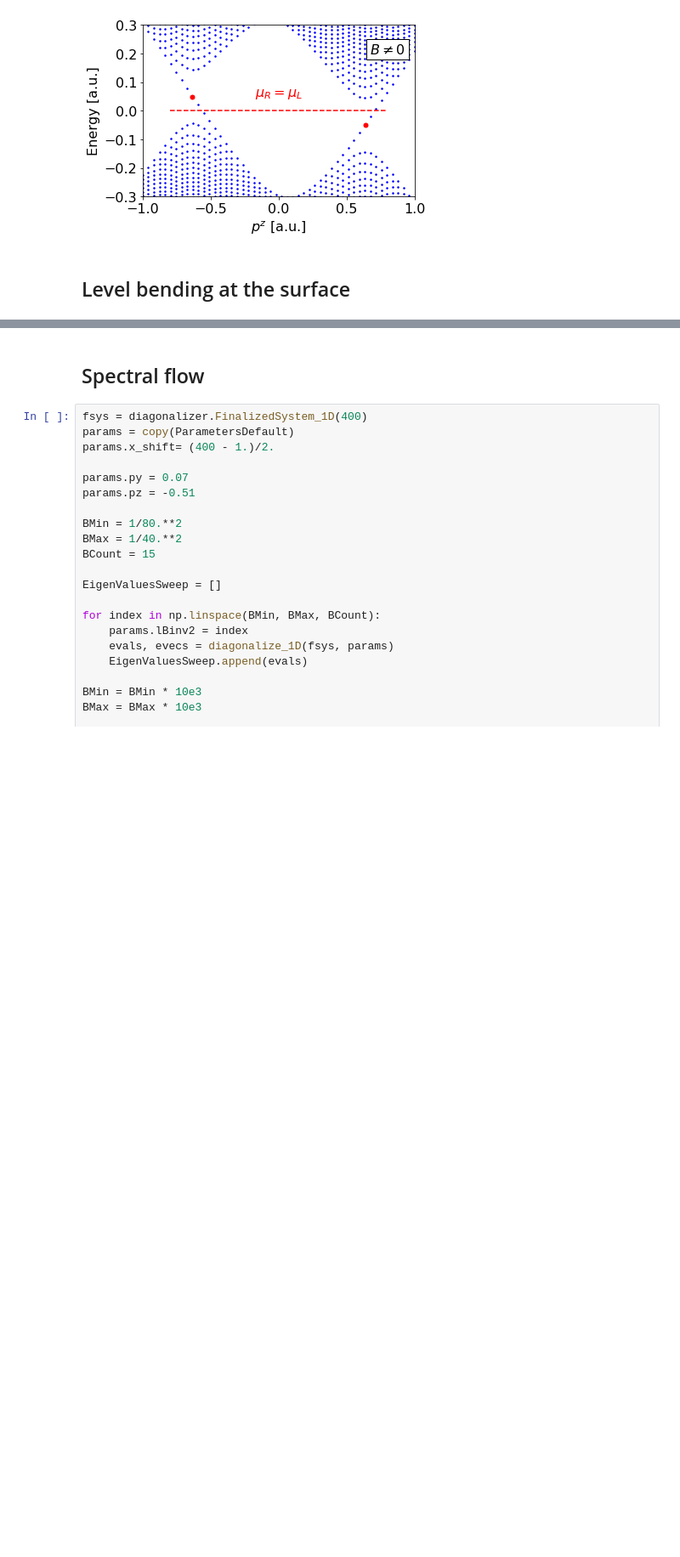
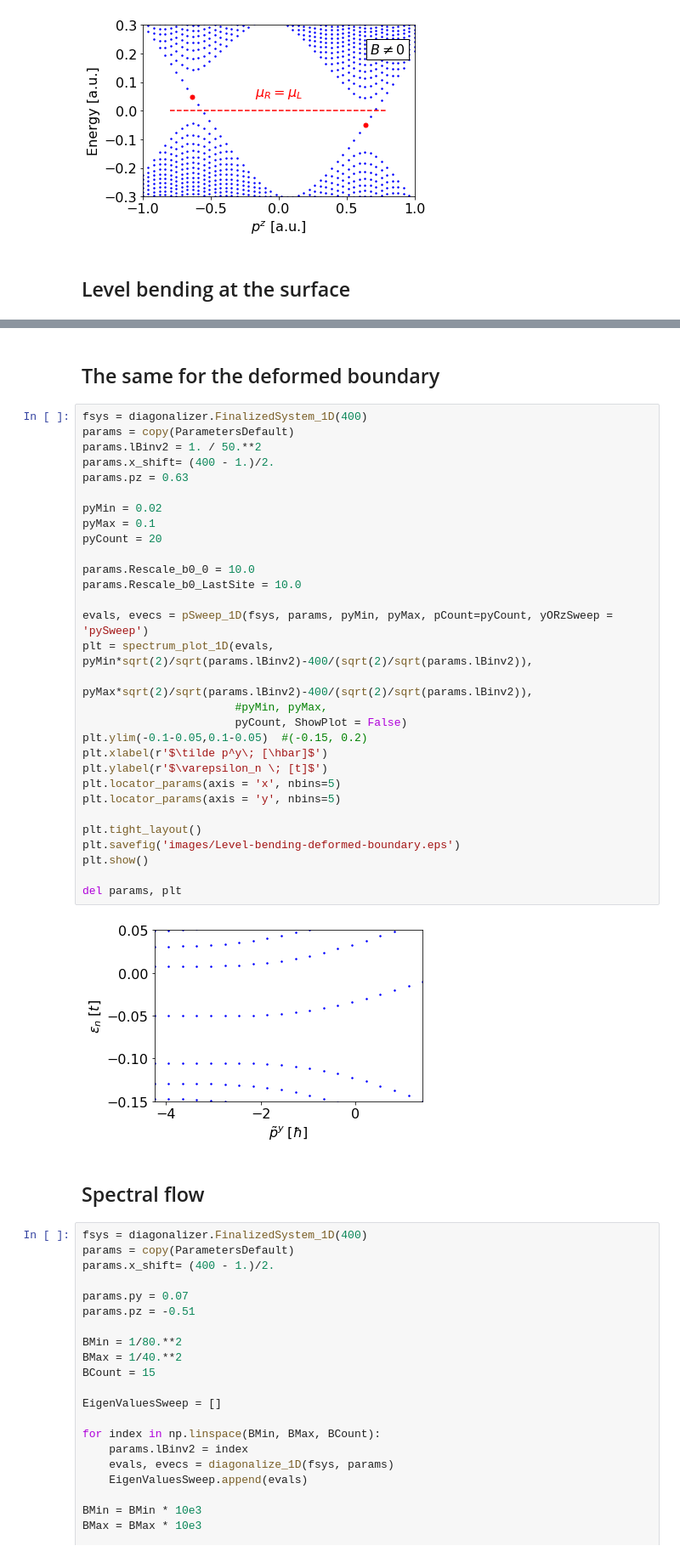
Before and after one commit to Artem-Ivashko/Vazifeh-Franz-magnetic-field, a Jupyter notebook: BBL-set-2.ipynb, the cells around one changed output, grey strips where cells are left out. Shown: that part at 85% size. Saved outputs shown, nothing was run; the diff lists cells and outputs as text; blank space fills up the shorter version.

```diff
--- a/BBL-set-2.ipynb
+++ b/BBL-set-2.ipynb
@@ -645,3 +689,37 @@ params.EnergyNode2
+# %% [markdown]
+## The same for the deformed boundary
+# %%
+fsys = diagonalizer.FinalizedSystem_1D(400)
+params = copy(ParametersDefault)
+params.lBinv2 = 1. / 50.**2
+params.x_shift= (400 - 1.)/2.
+params.pz = 0.63
+
+pyMin = 0.02
+pyMax = 0.1
+pyCount = 20
+
+params.Rescale_b0_0 = 10.0
+params.Rescale_b0_LastSite = 10.0
+
+evals, evecs = pSweep_1D(fsys, params, pyMin, pyMax, pCount=pyCount, yORzSweep = 'pySweep')
+plt = spectrum_plot_1D(evals, pyMin*sqrt(2)/sqrt(params.lBinv2)-400/(sqrt(2)/sqrt(params.lBinv2)),
+                           pyMax*sqrt(2)/sqrt(params.lBinv2)-400/(sqrt(2)/sqrt(params.lBinv2)),
+                       #pyMin, pyMax,
+                       pyCount, ShowPlot = False)
+plt.ylim(-0.1-0.05,0.1-0.05)  #(-0.15, 0.2)
+plt.xlabel(r'$\tilde p^y\; [\hbar]$')
+plt.ylabel(r'$\varepsilon_n \; [t]$')
+plt.locator_params(axis = 'x', nbins=5)
+plt.locator_params(axis = 'y', nbins=5)
+
+plt.tight_layout()
+plt.savefig('images/Level-bending-deformed-boundary.eps')
+plt.show()
+
+del params, plt
+# %% [output]
+[figure, added]
 # %% [markdown]
 ## Spectral flow
 # %%
```
Also changed, not shown: parts of 5 cells of this notebook, 2 other files.
